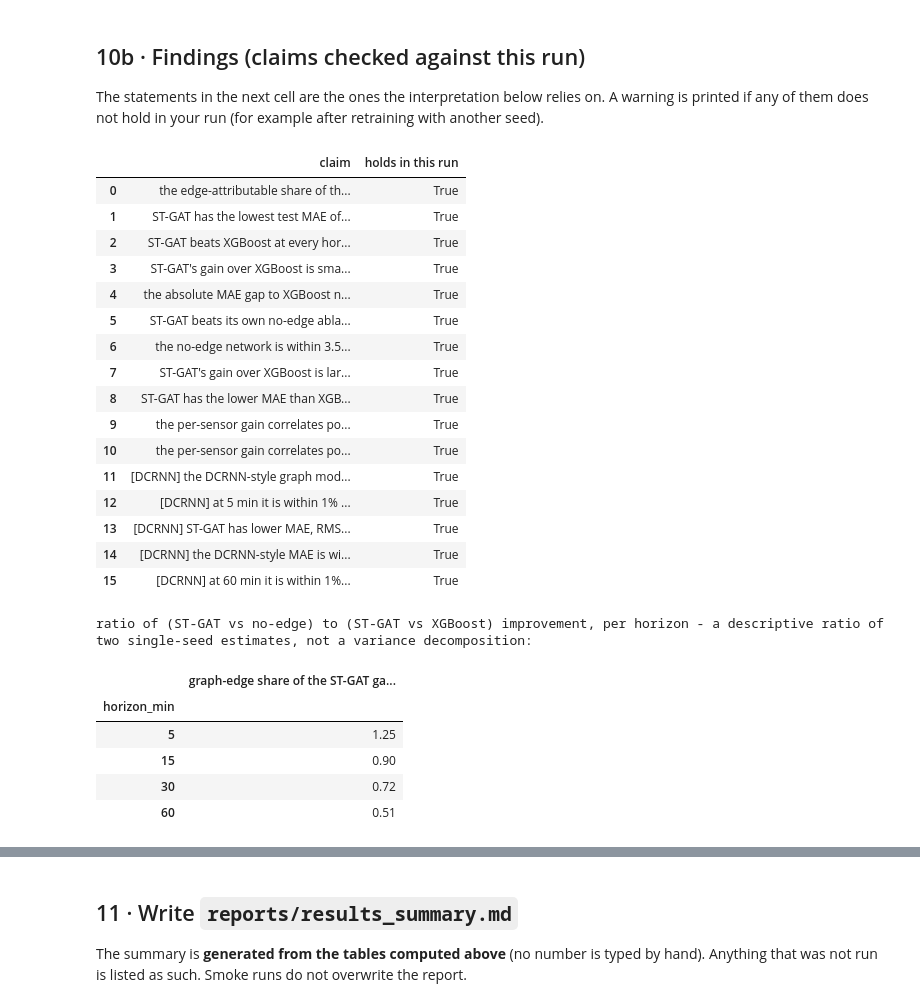
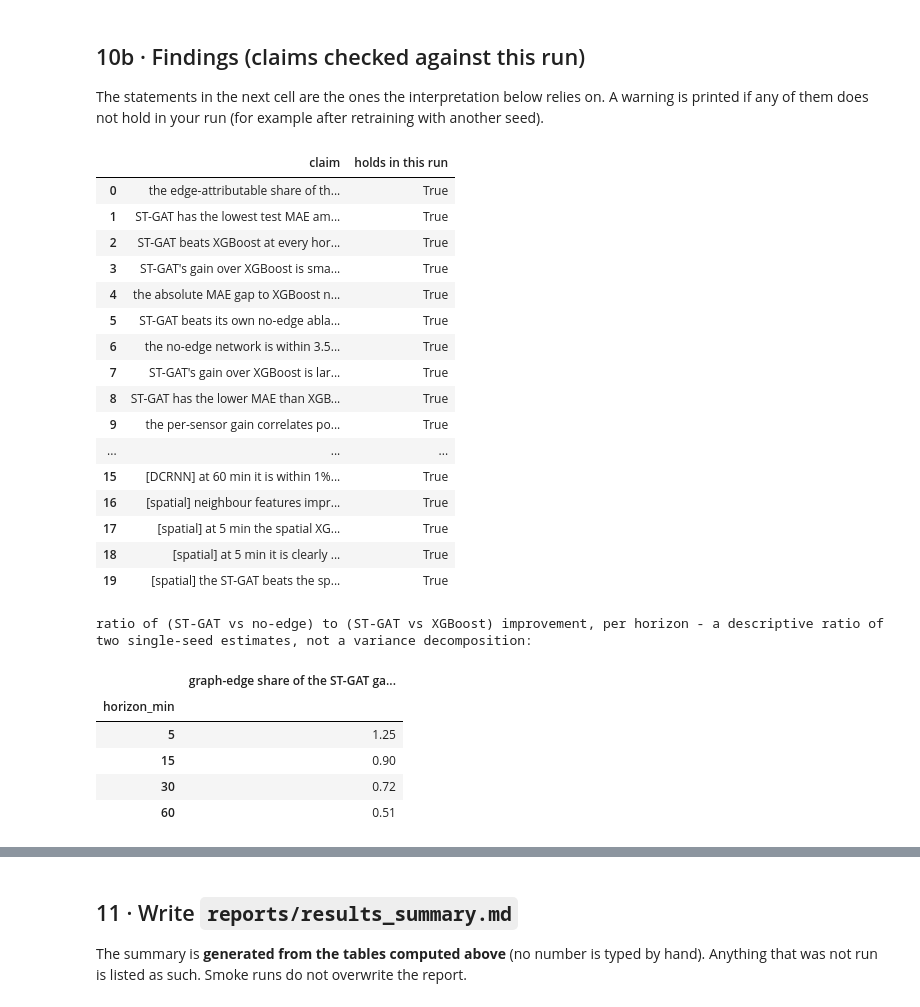
Before and after one commit to agrawalshreyansh/T005_MLDL_Project, a Jupyter notebook: notebooks/07_model_evaluation.ipynb, the cells around one changed output, grey strips where cells are left out. Saved outputs shown, nothing was run; the diff lists cells and outputs as text; code cells hidden in the pictures.

```diff
--- a/notebooks/07_model_evaluation.ipynb
+++ b/notebooks/07_model_evaluation.ipynb
@@ -51,7 +51,7 @@ if config.IS_SMOKE:
 # %% [markdown]
 ## 1 · Load and align the predictions
 # %%
-CANDIDATES = ["persistence", "rolling_mean", "seasonal_avg", "xgboost", "gat_nograph", "gat", "dcrnn"]
+CANDIDATES = ["persistence", "rolling_mean", "seasonal_avg", "xgboost", "xgboost_spatial", "gat_nograph", "gat", "dcrnn"]
 preds, y, ymask, origins, horizons, missing_models = ev.load_aligned(CANDIDATES, "test", ctx.speed, ctx.mask)
 MODELS = [m for m in CANDIDATES if m in preds]
 
@@ -191,6 +193,10 @@ if {"persistence", "gat"} <= set(MODELS):
     comparisons["gat_vs_persistence"] = ("persistence", "gat")
 if {"xgboost", "gat_nograph"} <= set(MODELS):
     comparisons["nograph_vs_xgboost"] = ("xgboost", "gat_nograph")
+if {"xgboost_spatial", "gat"} <= set(MODELS):
+    comparisons["gat_vs_xgboost_spatial"] = ("xgboost_spatial", "gat")
+if {"xgboost_spatial", "xgboost"} <= set(MODELS):
+    comparisons["spatial_vs_xgboost"] = ("xgboost", "xgboost_spatial")
 imp = {}
 for name, (ref, cand) in comparisons.items():
     for metric in ("MAE", "RMSE"):
@@ -234,9 +256,10 @@ for name, (ref, cand) in comparisons.items():
 # %%
 if comparisons:
-    fig, ax = plt.subplots(figsize=(9.5, 4.6))
-    names = [n for n in ("gat_vs_xgboost", "gat_vs_nograph", "nograph_vs_xgboost") if n in comparisons]
-    colors = {"gat_vs_xgboost": "#eb6834", "gat_vs_nograph": "#1baf7a", "nograph_vs_xgboost": "#6250d6"}
-    text = {"gat_vs_xgboost": "ST-GAT vs XGBoost", "gat_vs_nograph": "ST-GAT vs the same network without edges", "nograph_vs_xgboost": "network without edges vs XGBoost"}
+    fig, ax = plt.subplots(figsize=(12, 4.8))
+    names = [n for n in ("gat_vs_xgboost", "gat_vs_nograph", "nograph_vs_xgboost", "spatial_vs_xgboost", "gat_vs_xgboost_spatial") if n in comparisons]
+    colors = {"gat_vs_xgboost": "#eb6834", "gat_vs_nograph": "#1baf7a", "nograph_vs_xgboost": "#898781", "spatial_vs_xgboost": "#6250d6", "gat_vs_xgboost_spatial": "#c98500"}
+    text = {"gat_vs_xgboost": "ST-GAT vs XGBoost", "gat_vs_nograph": "ST-GAT vs the same network without edges", "nograph_vs_xgboost": "network without edges vs XGBoost",
+            "spatial_vs_xgboost": "XGBoost + neighbours vs XGBoost", "gat_vs_xgboost_spatial": "ST-GAT vs XGBoost + neighbours"}
     w = 0.8 / len(names)
     x = np.arange(len(HZ))
     for k, n in enumerate(names):
@@ -499,7 +527,7 @@ display(avg.round(2).sort_values("MAE"))
 # %% [markdown]
 ## 9 · Seed robustness (only if extra seeds were trained in notebook 06)
 # %%
-seed_keys = {base: [base] + sorted(p.name.split("__")[0].replace(config.tagged(""), "") for p in config.PREDICTIONS_DIR.glob(f"{config.tagged(base + '_seed')}*__test.npz")) for base in ("gat", "gat_nograph")}
+seed_keys = {base: [base] + sorted(p.name.split("__")[0].replace(config.tagged(""), "") for p in config.PREDICTIONS_DIR.glob(f"{config.tagged(base + '_seed')}*__test.npz")) for base in ("gat", "gat_nograph", "dcrnn")}
 rows = []
 for base, keys in seed_keys.items():
     for k in keys:
@@ -534,8 +562,11 @@ if seed_table.groupby("model")["run"].nunique().max() > 1:
         "[seeds] every ST-GAT seed beats XGBoost in MAE at every horizon": bool((paired["improvement over XGBoost %"] > 0).all()),
         "[seeds] every ST-GAT seed beats the no-edge network of the same seed at every horizon": bool((paired["improvement over same-seed no-edge %"] > 0).all()),
         "[seeds] the seed-to-seed std of ST-GAT test MAE is below 0.05 mph at every horizon": bool((summary.loc["gat", "std"] < 0.05).all()),
-        "[seeds] the smallest per-seed gain over the no-edge network exceeds the largest MAE std of either model": bool(paired["improvement over same-seed no-edge %"].min() / 100 * summary.loc["gat", "mean"].min() > summary["std"].max()),
+        "[seeds] the smallest per-seed gain over the no-edge network exceeds the largest seed std of ST-GAT and its ablation": bool(paired["improvement over same-seed no-edge %"].min() / 100 * summary.loc["gat", "mean"].min() > summary.loc[["gat", "gat_nograph"], "std"].max()),
     }
+    if "dcrnn" in summary.index.get_level_values(0) and summary.loc["dcrnn", "count"].min() > 1:
+        seed_claims["[seeds] averaged over seeds, ST-GAT has lower MAE than the DCRNN-style model at every horizon"] = bool((summary.loc["gat", "mean"] < summary.loc["dcrnn", "mean"]).all())
+        seed_claims["[seeds] the DCRNN-style model varies much more between seeds than ST-GAT (std larger at every horizon)"] = bool((summary.loc["dcrnn", "std"] > 2 * summary.loc["gat", "std"]).all())
     display(ev.report_claims(seed_claims))
 else:
     seed_claims = {}
@@ -615,38 +654,47 @@ if {"gat", "gat_nograph", "xgboost"} <= set(MODELS):
     claims["the edge-attributable share of the gain over XGBoost shrinks with the horizon"] = bool(edge_share.is_monotonic_decreasing)
 if {"xgboost", "gat"} <= set(MODELS):
     ix = imp[("gat_vs_xgboost", "MAE")]
-    claims["ST-GAT has the lowest test MAE of all models at every horizon"] = bool((best["model"] == labels["gat"]).all())
+    main_models = [m for m in ("persistence", "rolling_mean", "seasonal_avg", "xgboost", "gat_nograph", "gat") if m in MODELS]
+    main_best = table[table.model.isin(main_models)].loc[lambda d: d.groupby("horizon_min")["MAE"].idxmin()]
+    claims["ST-GAT has the lowest test MAE among the main-experiment models at every horizon"] = bool((main_best["model"] == "gat").all())
     claims["ST-GAT beats XGBoost at every horizon (95% interval entirely above 0)"] = bool((ix["95% CI low"] > 0).all())
     claims["ST-GAT's gain over XGBoost is smallest at the 5-minute horizon"] = bool(ix["improvement_%"].idxmin() == 5)
     claims["the absolute MAE gap to XGBoost never exceeds 0.3 mph"] = bool(((table[table.model == "xgboost"].set_index("horizon_min")["MAE"] - table[table.model == "gat"].set_index("horizon_min")["MAE"]).abs() < 0.3).all())
 if {"gat_nograph", "gat"} <= set(MODELS):
     ig = imp[("gat_vs_nograph", "MAE")]
     claims["ST-GAT beats its own no-edge ablation at every horizon (95% interval entirely above 0)"] = bool((ig["95% CI low"] > 0).all())
 if {"gat_nograph", "xgboost"} <= set(MODELS):
     inx = imp[("nograph_vs_xgboost", "MAE")]
     claims["the no-edge network is within 3.5% (MAE) of XGBoost at every horizon, i.e. roughly on par"] = bool((inx["improvement_%"].abs() < 3.5).all())
 if "peak_imp" in globals():
     p_, o_ = peak_imp[peak_imp.group == "peak"].set_index("horizon_min"), peak_imp[peak_imp.group == "off-peak"].set_index("horizon_min")
     claims["ST-GAT's gain over XGBoost is larger at peak than off-peak at every horizon (intervals do not overlap)"] = bool((p_["95% CI low"] > o_["95% CI high"]).all())
 if "sensor_tables" in globals():
     claims["ST-GAT has the lower MAE than XGBoost at a clear majority (> 60%) of sensors at every horizon"] = bool(all((tt["improvement_%"] > 0).mean() > 0.6 for tt in sensor_tables.values()))
     claims["the per-sensor gain correlates positively with historical variability (rho > 0.3 at every horizon)"] = bool((corr[corr["sensor property"] == "historical variability"]["Spearman rho"] > 0.3).all())
     claims["the per-sensor gain correlates positively with graph degree (rho > 0.2 at every horizon)"] = bool((corr[corr["sensor property"] == "graph degree"]["Spearman rho"] > 0.2).all())
 if {"dcrnn", "gat", "xgboost", "gat_nograph"} <= set(MODELS):
     mae_ = table.pivot(index="horizon_min", columns="model", values="MAE"); rmse_ = table.pivot(index="horizon_min", columns="model", values="RMSE"); mape_ = table.pivot(index="horizon_min", columns="model", values="MAPE")
     claims["[DCRNN] the DCRNN-style graph model beats XGBoost in MAE at 15, 30 and 60 min"] = bool((mae_.loc[[15, 30, 60], "dcrnn"] < mae_.loc[[15, 30, 60], "xgboost"]).all())
     claims["[DCRNN] at 5 min it is within 1% of XGBoost (a tie)"] = bool(abs(mae_.loc[5, "dcrnn"] / mae_.loc[5, "xgboost"] - 1) < 0.01)
     claims["[DCRNN] ST-GAT has lower MAE, RMSE and MAPE than the DCRNN-style model at every horizon"] = bool((mae_["gat"] < mae_["dcrnn"]).all() and (rmse_["gat"] < rmse_["dcrnn"]).all() and (mape_["gat"] < mape_["dcrnn"]).all())
     claims["[DCRNN] the DCRNN-style MAE is within 5% of the ST-GAT's at every horizon"] = bool(((mae_["dcrnn"] / mae_["gat"] - 1).abs() < 0.05).all())
     claims["[DCRNN] at 60 min it is within 1% of the no-edge network (no gain from its graph there)"] = bool(abs(mae_.loc[60, "dcrnn"] / mae_.loc[60, "gat_nograph"] - 1) < 0.01)
+if {"xgboost_spatial", "xgboost", "gat"} <= set(MODELS):
+    isx, igs = imp[("spatial_vs_xgboost", "MAE")], imp[("gat_vs_xgboost_spatial", "MAE")]
+    tab5 = table[table.horizon_min == 5].set_index("model")
+    claims["[spatial] neighbour features improve XGBoost at every horizon (95% interval above 0)"] = bool((isx["95% CI low"] > 0).all())
+    claims["[spatial] at 5 min the spatial XGBoost has the lowest MAE, RMSE and MAPE of all models"] = bool(all(tab5[m].idxmin() == "xgboost_spatial" for m in ("MAE", "RMSE", "MAPE")))
+    claims["[spatial] at 5 min it is clearly better than the ST-GAT (interval below 0 for ST-GAT's improvement)"] = bool(igs.loc[5, "95% CI high"] < 0)
+    claims["[spatial] the ST-GAT beats the spatial XGBoost at 15, 30 and 60 min (intervals above 0)"] = bool((igs.loc[[15, 30, 60], "95% CI low"] > 0).all())
 display(ev.report_claims(claims))
 if edge_share is not None:
     print("ratio of (ST-GAT vs no-edge) to (ST-GAT vs XGBoost) improvement, per horizon - a descriptive ratio of two single-seed estimates, not a variance decomposition:")
     display(edge_share.round(2).to_frame())
 # %% [output]
 |  | claim | holds in this run |
 | 0 | the edge-attributable share of th... | True |
-| 1 | ST-GAT has the lowest test MAE of... | True |
+| 1 | ST-GAT has the lowest test MAE am... | True |
 | 2 | ST-GAT beats XGBoost at every hor... | True |
 | 3 | ST-GAT's gain over XGBoost is sma... | True |
 | 4 | the absolute MAE gap to XGBoost n... | True |
@@ -655,12 +703,12 @@ if edge_share is not None:
 | 7 | ST-GAT's gain over XGBoost is lar... | True |
 | 8 | ST-GAT has the lower MAE than XGB... | True |
 | 9 | the per-sensor gain correlates po... | True |
-| 10 | the per-sensor gain correlates po... | True |
-| 11 | [DCRNN] the DCRNN-style graph mod... | True |
-| 12 | [DCRNN] at 5 min it is within 1% ... | True |
-| 13 | [DCRNN] ST-GAT has lower MAE, RMS... | True |
-| 14 | [DCRNN] the DCRNN-style MAE is wi... | True |
+| ... | ... | ... |
 | 15 | [DCRNN] at 60 min it is within 1%... | True |
+| 16 | [spatial] neighbour features impr... | True |
+| 17 | [spatial] at 5 min the spatial XG... | True |
+| 18 | [spatial] at 5 min it is clearly ... | True |
+| 19 | [spatial] the ST-GAT beats the sp... | True |
 ratio of (ST-GAT vs no-edge) to (ST-GAT vs XGBoost) improvement, per horizon - a descriptive ratio of two single-seed estimates, not a variance decomposition:
 |  | graph-edge share of the ST-GAT ga... |
 | horizon_min |  |
```
Also changed, not shown: parts of 16 cells of this notebook, 17 other files.
